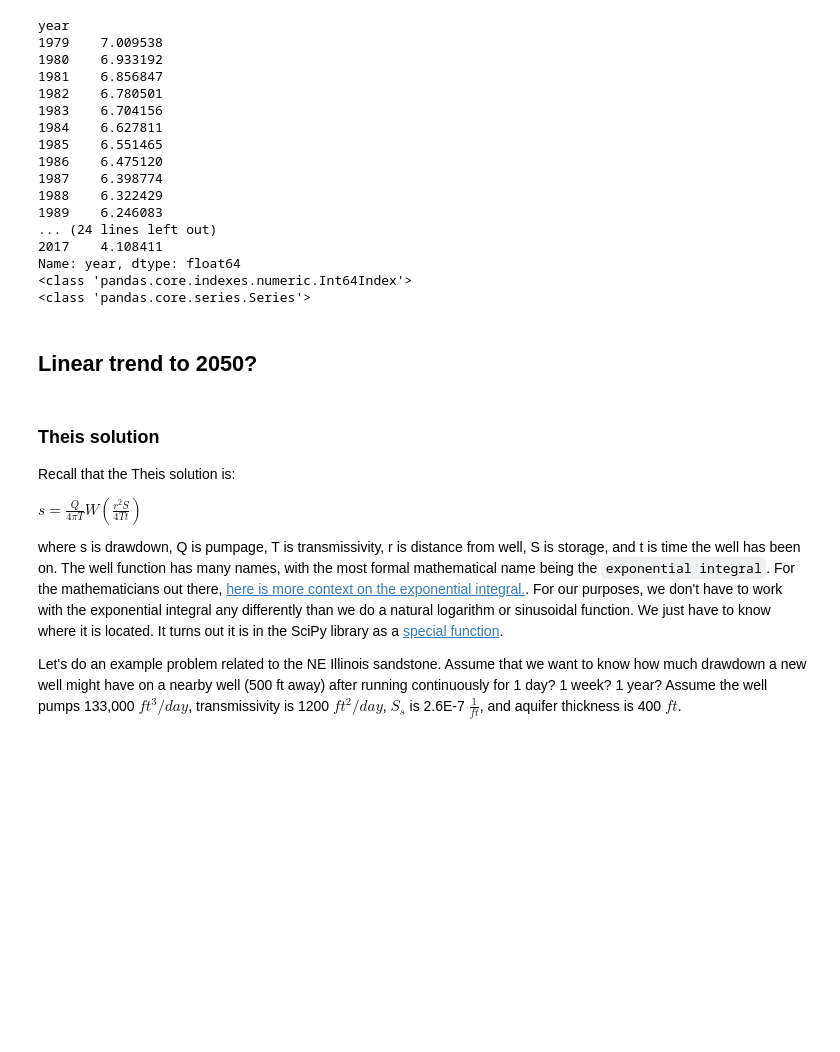
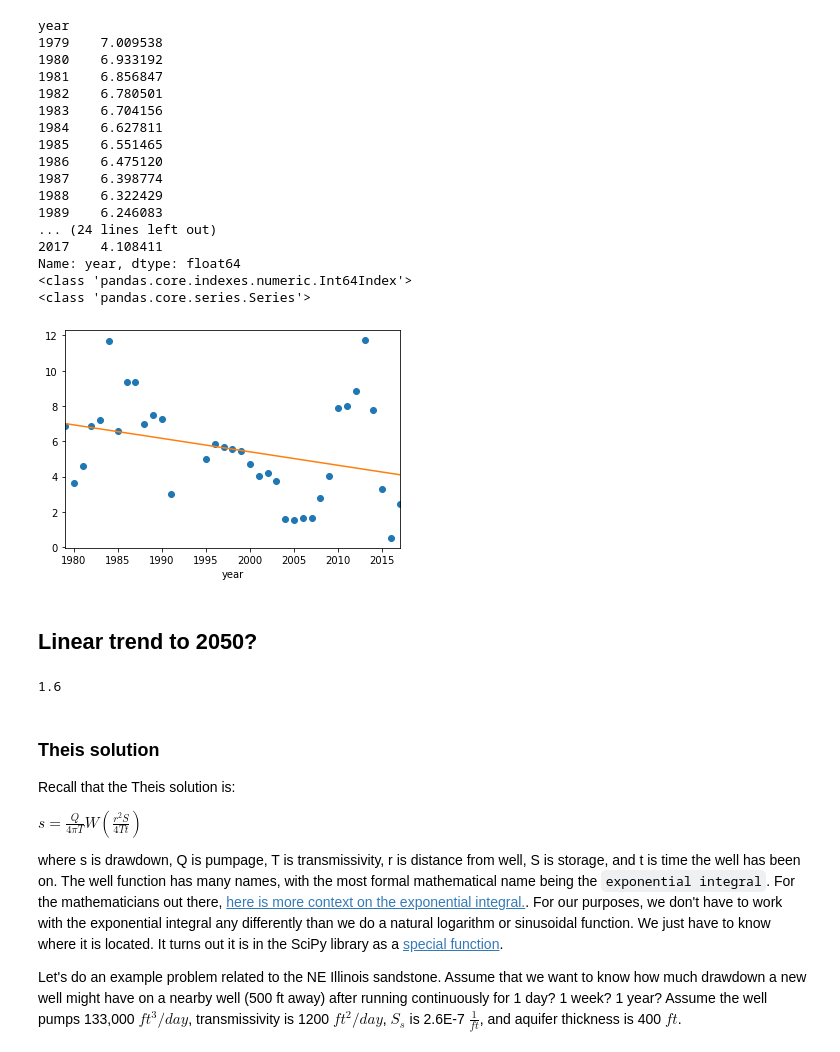
Before and after one commit to yiquanw2/geol572_4, a Jupyter notebook: Week 4 Best Fit Lines and Theis Equation Unworked.ipynb, the cells around one changed output. Drawn from its saved outputs; the diff is of its cells as text; code cells hidden in the pictures; blank space fills up the shorter version.

```diff
--- a/Week 4 Best Fit Lines and Theis Equation Unworked.ipynb
+++ b/Week 4 Best Fit Lines and Theis Equation Unworked.ipynb
@@ -126,8 +126,18 @@ year
 Name: year, dtype: float64
 <class 'pandas.core.indexes.numeric.Int64Index'>
 <class 'pandas.core.series.Series'>
+# %%
+plt.plot(gc_df.gw,'o')
+fitline.plot()
+plt.show()
+# %% [output]
+[figure, added]
 # %% [markdown]
 ## Linear trend to 2050?
+# %%
+print(round(linear(2050,slope,yint),1))
+# %% [output]
+1.6
 # %% [markdown]
 ### Theis solution
 
```
Also changed, not shown: parts of 1 cell of this notebook.
